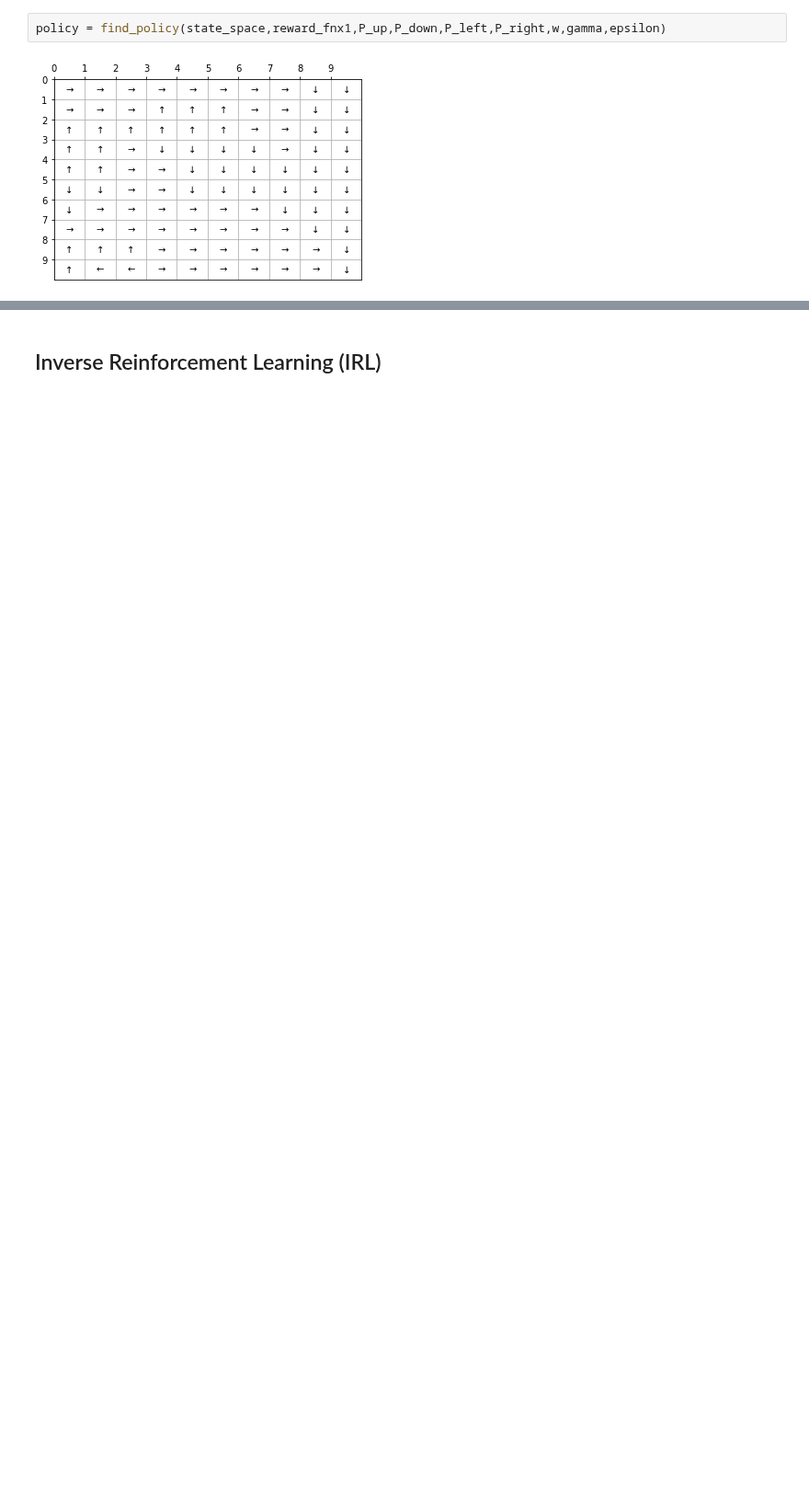
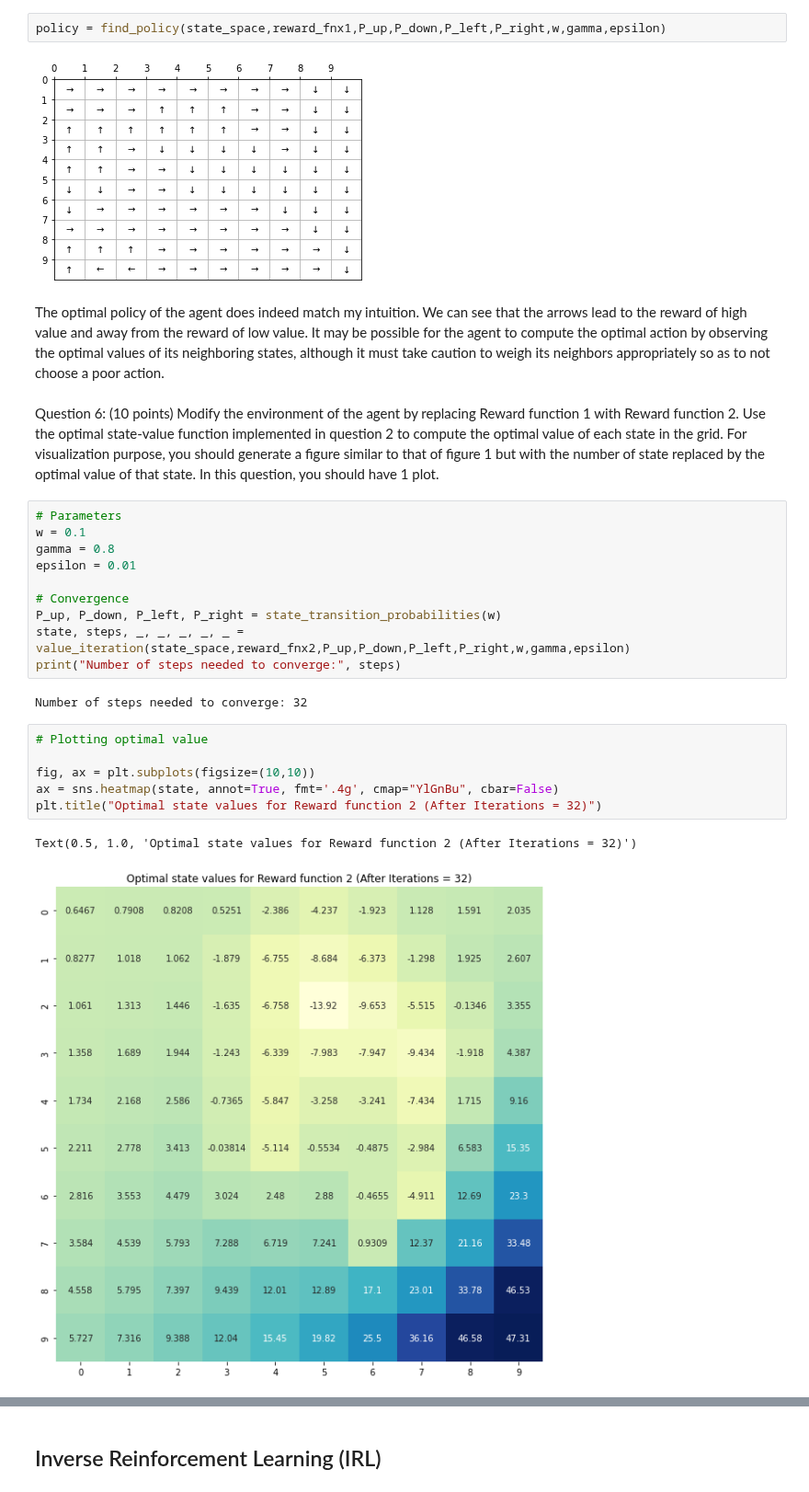
Before and after one commit to morgworth/ece232_team, a Jupyter notebook: Project 3/Project3_Swetha.ipynb, the cells around one changed output, grey strips where cells are left out. Shown at 92% size. Saved outputs shown, nothing was run; the diff lists cells and outputs as text; blank space fills up the shorter version.

```diff
--- a/Project 3/Project3_Swetha.ipynb
+++ b/Project 3/Project3_Swetha.ipynb
@@ -323,3 +325,28 @@ def find_policy(state_space,reward_fnx,P_up,P_down,P_left,P_right,w,gamma,epsilo
 policy = find_policy(state_space,reward_fnx1,P_up,P_down,P_left,P_right,w,gamma,epsilon)
 # %% [output]
 [figure]
+# %% [markdown]
+The optimal policy of the agent does indeed match my intuition. We can see that the arrows lead to the reward of high value and away from the reward of low value. It may be possible for the agent to compute the optimal action by observing the optimal values of its neighboring states, although it must take caution to weigh its neighbors appropriately so as to not choose a poor action.
+# %% [markdown]
+Question 6: (10 points) Modify the environment of the agent by replacing Reward function 1 with Reward function 2. Use the optimal state-value function implemented in question 2 to compute the optimal value of each state in the grid. For visualization purpose, you should generate a figure similar to that of figure 1 but with the number of state replaced by the optimal value of that state. In this question, you should have 1 plot.
+# %%
+# Parameters
+w = 0.1
+gamma = 0.8
+epsilon = 0.01
+
+# Convergence
+P_up, P_down, P_left, P_right = state_transition_probabilities(w)
+state, steps, _, _, _, _, _ = value_iteration(state_space,reward_fnx2,P_up,P_down,P_left,P_right,w,gamma,epsilon)
+print("Number of steps needed to converge:", steps)
+# %% [output]
+Number of steps needed to converge: 32
+# %%
+# Plotting optimal value
+
+fig, ax = plt.subplots(figsize=(10,10))
+ax = sns.heatmap(state, annot=True, fmt='.4g', cmap="YlGnBu", cbar=False)
+plt.title("Optimal state values for Reward function 2 (After Iterations = 32)")
+# %% [output]
+Text(0.5, 1.0, 'Optimal state values for Reward function 2 (After Iterations = 32)')
+[figure, added]
```
Also changed, not shown: parts of 13 cells of this notebook.
